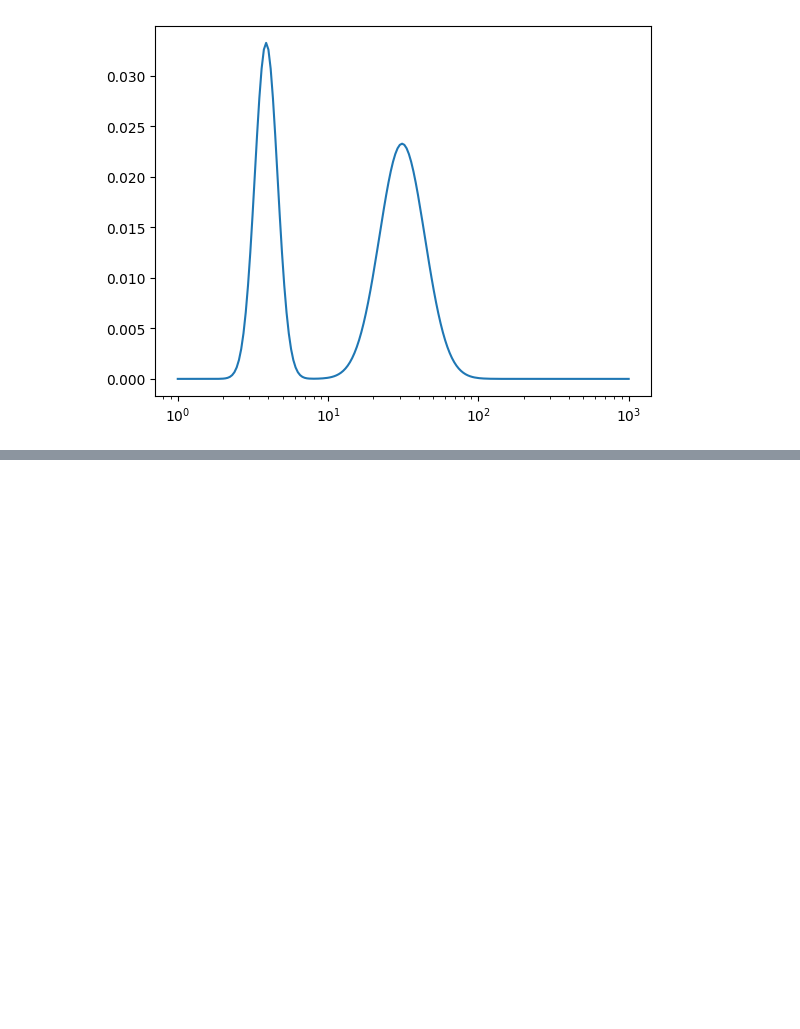
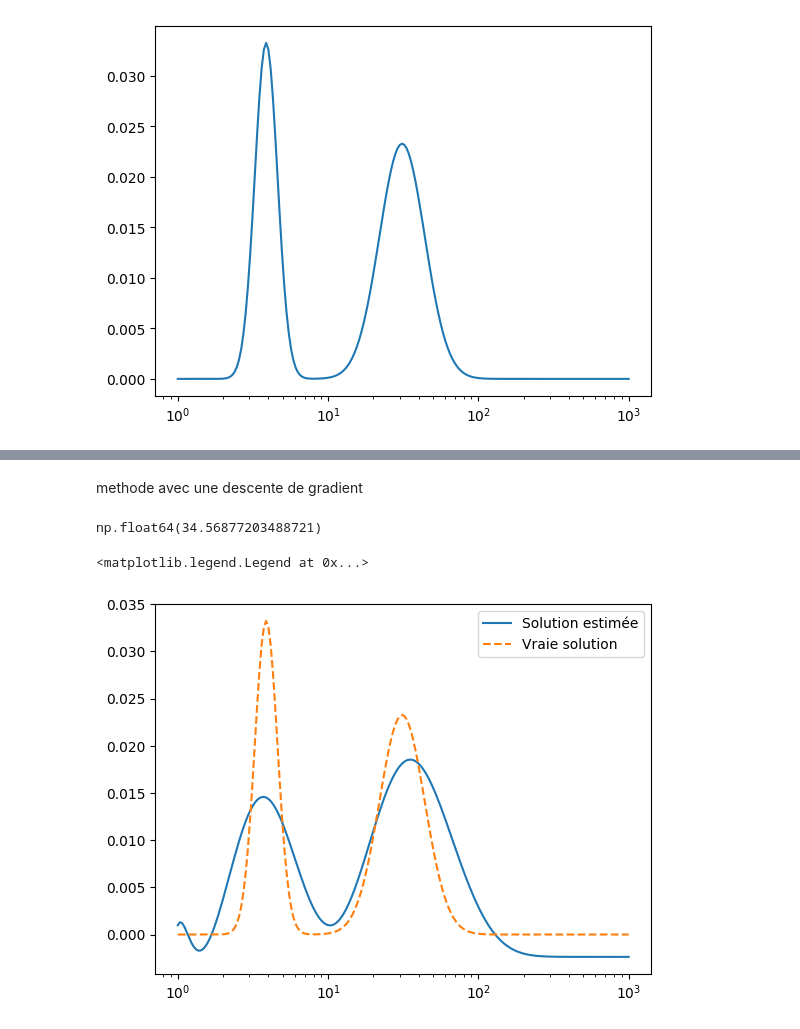
Before and after one commit to agathM/TPLSD, a Jupyter notebook: main.ipynb, the cells around one changed output, grey strips where cells are left out. Drawn from its saved outputs; the diff is of its cells as text; code cells hidden in the pictures; blank space fills up the shorter version.

```diff
--- a/main.ipynb
+++ b/main.ipynb
@@ -49,0 +83,35 @@ plt.plot(t, y)
+# %% [markdown]
+methode avec une descente de gradient
+# %%
+def f(x, K, D, y, beta):
+    return 0.5*np.linalg.norm(K@x - y)**2 + 0.5*beta*np.linalg.norm(D@x)**2
+
+def grad_f(x, K, D, y, beta):
+    return K.T@(K@x - y) + beta*D.T@(D@x)
+
+def gradient_descent(K, D, y, beta, x0=None, max_iter=10000, tol=1e-6):
+    if x0 is None:
+        x0 = np.zeros(K.shape[1])
+    x = x0
+    lr = (2/np.linalg.norm(K.T@K + beta * D.T@D,2))/2 #step size assuring cvg
+    for i in range(max_iter):
+        grad = grad_f(x, K, D, y, beta)
+        x_new = x - lr * grad
+        if np.linalg.norm(x_new - x) < tol:
+            break
+        x = x_new
+    return x
+# %%
+np.linalg.norm(D.T@D)
+# %% [output]
+np.float64(34.56877203488721)
+# %%
+x_solved = gradient_descent(K, D, y, 0.7)
+plt.figure()
+plt.plot(T, x_solved)
+plt.plot(T, x.x, linestyle='dashed')
+plt.xscale('log')
+plt.legend(['Solution estimée', 'Vraie solution'])
+# %% [output]
+<matplotlib.legend.Legend at 0x...>
+[figure, added]
```
Also changed, not shown: parts of 10 cells of this notebook, 5 other files.
